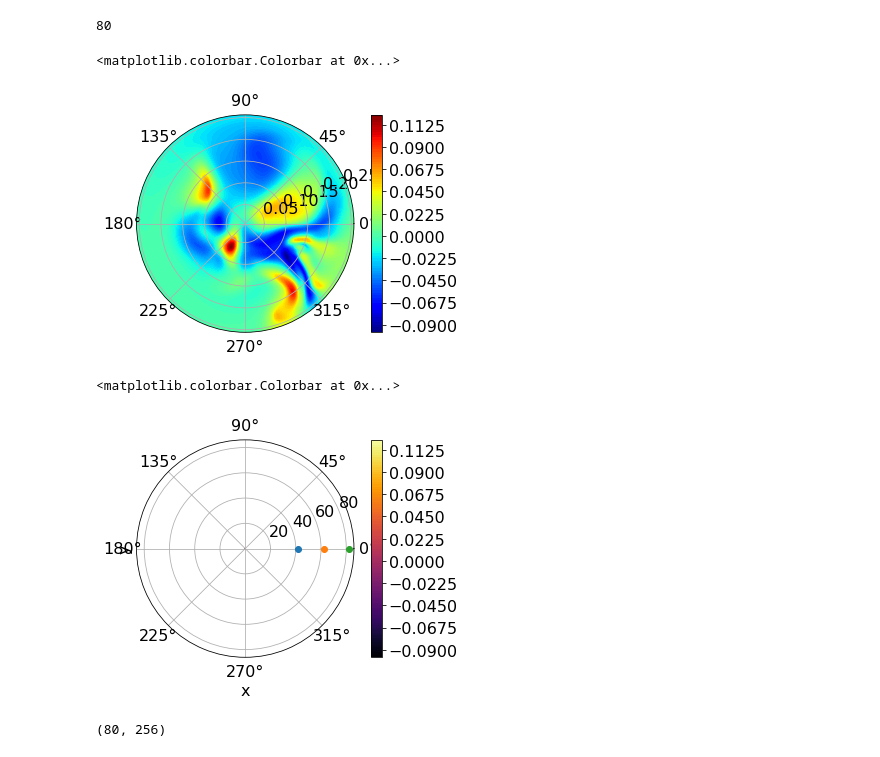
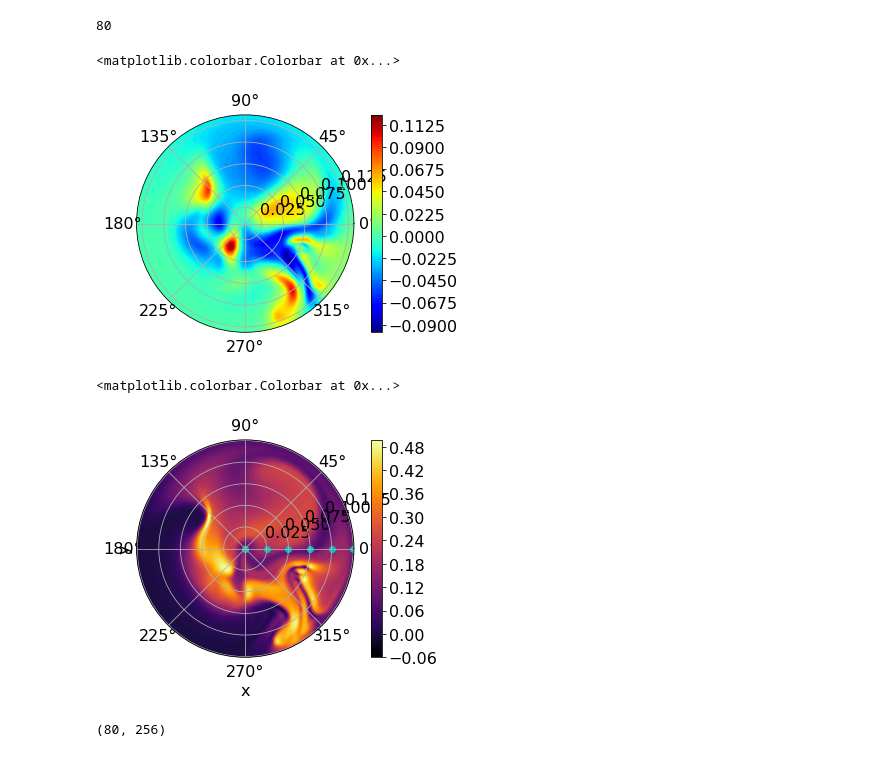
Before and after one commit to runehoejlund/north-simulation, a Jupyter notebook: data_analysis_Asbjorn.ipynb, the cells around one changed output. Saved outputs shown, nothing was run; the diff lists cells and outputs as text; code cells hidden in the pictures.

Commit message:
new probe positions

```diff
--- a/data_analysis_Asbjorn.ipynb
+++ b/data_analysis_Asbjorn.ipynb
@@ -41,9 +42,9 @@ def get_options(keys_list):
         vals.append(get_option(*keys))
     return vals
 # %%
-R, Te0, N_nuclei, mp, B0, e, mxg, myg = get_options([
-    ('north', 'R'), ('north', 'Te0'), ('north', 'N_nuclei'),
+R, a, Te0, N_nuclei, mp, B0, e, mxg, myg = get_options([
+    ('north', 'R'), ('north', 'a'), ('north', 'Te0'), ('north', 'N_nuclei'),
     ('north', 'mp'), ('north', 'B0'), ('north', 'e'),
     (['mxg']), (['myg'])])
-R, Te0, N_nuclei, mp, B0, e, mxg, myg
+R, a, Te0, N_nuclei, mp, B0, e, mxg, myg
 # %% [output]
@@ -67,6 +68,7 @@ nx_all, ny_all, nz_all = get_options([('mesh', 'nx'),('mesh', 'ny'),('mesh', 'nz
 oci = get_option('north', 'oci')
 rho_s = get_option('north', 'rho_s')
 Lx = R/rho_s * rho_s
+Lr = a/rho_s * rho_s
 nx_inner = nx_all - 2*mxg
 ny_inner = ny_all - 2*myg
 nz_inner = nz_all
@@ -79,8 +81,15 @@ fast_list   = ['t_array', 'n0', 'phi0', 'n1', 'phi1', 'n2', 'phi2', 'T0', 'T1',
 #%%
 data, par, fast = {}, {}, {}
 
-for _field in field_list:
-    data[_field] = collect(_field, path = path, xguards = False)
+fast_files = DataFile("./shared/NORTH/data copy 9/BOUT.fast.1.nc").list()
 
-for _par in par_list:
-    par[_par] = collect(_par, path = path, xguards = False)
+
+
+# for _field in field_list:
+#     data[_field] = collect(_field, path = path, xguards = False)
+
+# for _par in par_list:
+#     par[_par] = collect(_par, path = path, xguards = False)
+
+# for _fast in fast_list:
+#     fast[_fast] = collect(_fast, path = path, prefix = 'BOUT.fast', xguards = False)
@@ -107,7 +98,7 @@ dmp_nr = 12
 nx_inner = nx_inner
 
 thetas = np.linspace(0, 2 * np.pi, nz_inner)
-rhos = np.linspace(1/(2*nx_inner), Lx+1/(2*nx_inner), nx_inner)
+rhos = np.linspace(Lr/(2*nx_inner), Lr+Lr/(2*nx_inner), nx_inner)
 print(thetas.shape)
 print(rhos.shape)
 data['n'].shape
@@ -123,21 +114,20 @@ plot0 = ax.contourf(thetas, rhos, data['vort'][dmp_nr, :, :, :].squeeze(), 100,
 plt.colorbar(plot0, ax=ax)
 # %% [output]
 <matplotlib.colorbar.Colorbar at 0x...>
-[figure, old version]
+[figure, new version]
 # %%
-probe_pos = [0.50, 0.75, 1.0]
+probe_pos = [0, 0.025, 0.05, 0.075, 0.1, 0.125]
 
 fig, ax = plt.subplots(subplot_kw={'projection': 'polar'})
 
-plot0 = ax.contourf(thetas, rhos, data['vort'][dmp_nr, :, 0, :], 100, cmap = 'inferno')
-for probe in probe_pos:
-    ax.plot([0], [int(probe*domain[1])+2], 'o')
+plot0 = ax.contourf(thetas, rhos, data['n'][dmp_nr, :, 0, :], 100, cmap = 'inferno')
+ax.scatter(np.zeros(len(probe_pos)), probe_pos,color = 'c')
 ax.set_xlabel('x')
 ax.set_ylabel('y')
 plt.colorbar(plot0, ax=ax)
 # %% [output]
 <matplotlib.colorbar.Colorbar at 0x...>
-[figure, old version]
+[figure, new version]
 # %%
 data['vort'][dmp_nr, :, 0, :].shape
 # %% [output]
```
Also changed, not shown: parts of 3 cells of this notebook, 2 other files.
